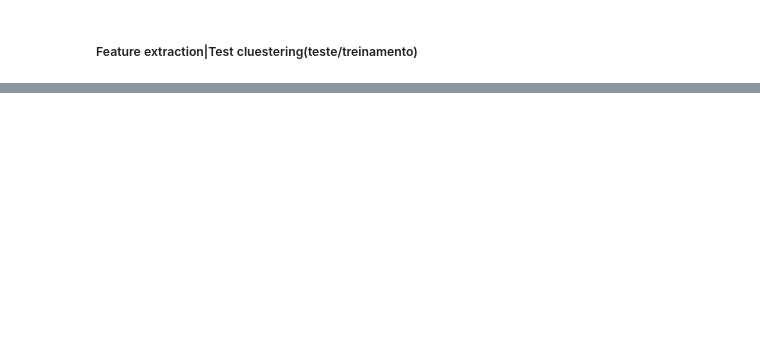
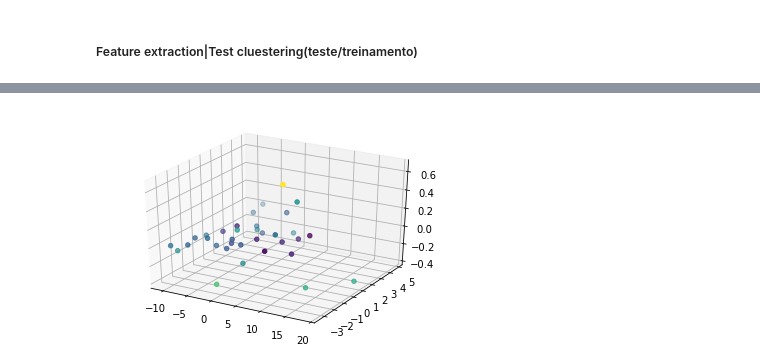
Before and after one commit to Fogelman/Spotify-Clustering, a Jupyter notebook: Reading Spotify Music.ipynb, the cells around one changed output, grey strips where cells are left out. Saved outputs shown, nothing was run; the diff lists cells and outputs as text; code cells hidden in the pictures; blank space fills up the shorter version.

```diff
--- a/Reading Spotify Music.ipynb
+++ b/Reading Spotify Music.ipynb
@@ -263,8 +233,8 @@ array([-1.65344529, -2.70933541])
 # %%
-%matplotlib notebook
+# %matplotlib notebook
 from mpl_toolkits import mplot3d
 A = np.array(df)
-pca = PCA(n_components=4)
+pca = PCA(n_components=3)
 pca.fit(A)
 
 # print(pca.get_precision(A))
@@ -274,7 +244,7 @@ Areduct = pca.transform(A)
 x = Areduct[:,0]
 y = Areduct[:,1]
 z = Areduct[:,2]
-c = Areduct[:,3]
+# c = Areduct[:,3]
 
 fig = plt.figure()
 ax = plt.axes(projection='3d')
@@ -287,0 +254 @@ plt.show()
+[figure, added]
```
Also changed, not shown: parts of 10 cells of this notebook.
